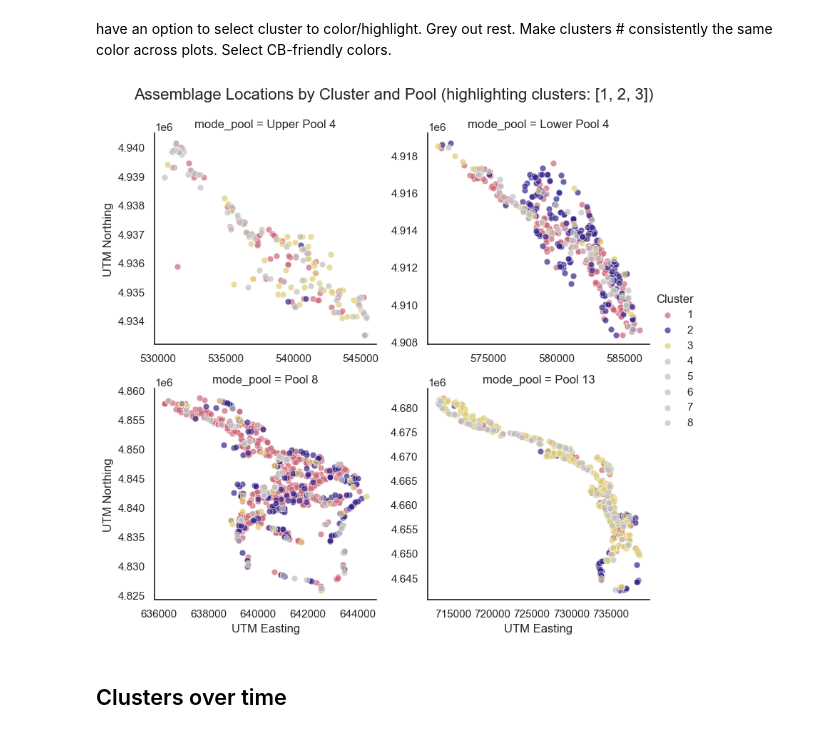
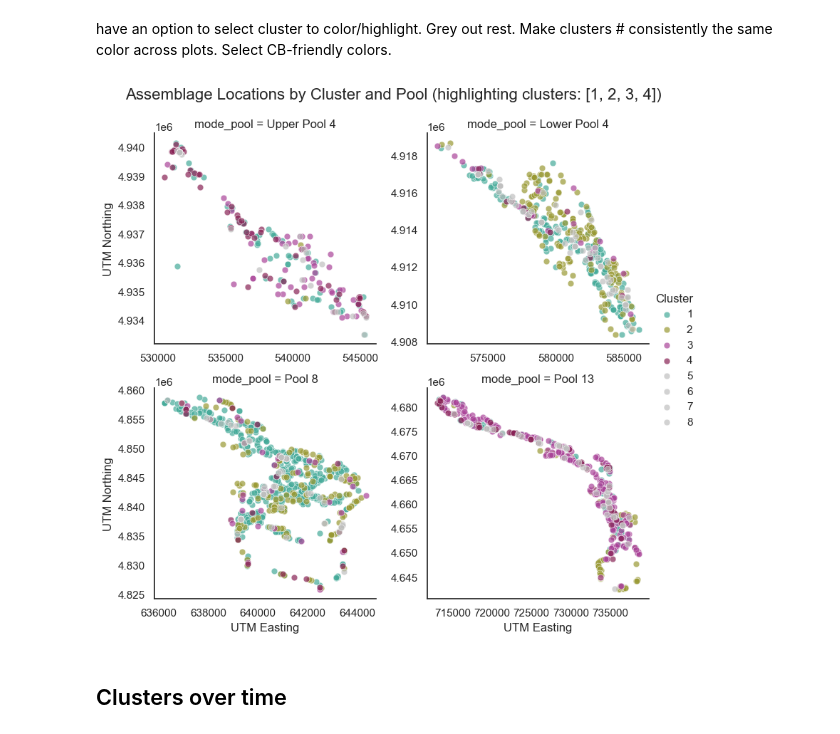
Before and after one commit to jppeirce/ltrm_fish, a Jupyter notebook: 3cluster_visualization.ipynb, the cells around one changed output. Drawn from its saved outputs; the diff is of its cells as text; code cells hidden in the pictures.

```diff
--- a/3cluster_visualization.ipynb
+++ b/3cluster_visualization.ipynb
@@ -290,45 +292,23 @@ LMBS             4        1         92.5
 # %% [markdown]
 have an option to select cluster to color/highlight. Grey out rest.  Make clusters # consistently the same color across plots. Select CB-friendly colors.
 # %%
+import tol_colors as tc
+
+CB_PALETTE = tc.bright
+# Fallback colors for clusters > 8
+EXTRA_COLORS = ['#882255', '#44AA99', '#999933', '#AA4499']
+GREY_COLOR = (0.75, 0.75, 0.75)  # light gray for non-highlighted clusters
+
 # =============================================================================
 # CONFIGURATION: Select clusters to highlight
 # =============================================================================
-highlight_clusters = [1, 2, 3]  # <-- CHANGE THIS to select clusters (set to None or [] to show all)
+highlight_clusters = [1, 2, 3, 4]  # <-- CHANGE THIS to select clusters (set to None or [] to show all)
 
 # Minimum cluster size filter
 min_cluster_size = 30
 
 # Define pool order for facets (2 columns: row1 = Pool 4s, row2 = Pool 8 & 13)
 pool_order = ["Upper Pool 4", "Lower Pool 4", "Pool 8", "Pool 13"]
-
-# =============================================================================
-# Colorblind-friendly palette (IBM Design / Wong palette)
-# Each cluster gets a CONSISTENT color across all plots
-# =============================================================================
-# CB_PALETTE = {
-#     1: '#0072B2',  # blue
-#     2: '#E69F00',  # orange
-#     3: '#009E73',  # green
-#     4: '#CC79A7',  # pink
-#     5: '#F0E442',  # yellow
-#     6: '#56B4E9',  # sky blue
-#     7: '#D55E00',  # vermillion
-#     8: '#000000',  # black
-# }
-CB_PALETTE = {
-    1: '#CC6677',  # rose
-    2: '#332288',  # indigo
-    3: '#DDCC77',  # sand
-    4: '#117733',  # green
-    5: '#88CCEE',  # cyan
-    6: '#882255',  # wine
-    7: '#44AA99',  # teal
-    8: '#999933',  # olive
-    9: '#AA4499',  # purple
-}
-# Fallback colors for clusters > 8
-EXTRA_COLORS = ['#882255', '#44AA99', '#999933', '#AA4499']
-GREY_COLOR = (0.75, 0.75, 0.75)  # light gray for non-highlighted clusters
 
 # =============================================================================
 # Data preparation
@@ -371,46 +351,34 @@ for c in unique_clusters:
         else:
             color_map[c] = GREY_COLOR
     else:
         # No highlighting: all clusters get their assigned color
         color_map[c] = get_cluster_color(c)
 
-# =============================================================================
-# Reorder data so highlighted clusters are plotted on top (last)
-# =============================================================================
-if highlight_clusters:
-    df_plot['_plot_order'] = df_plot['cluster'].apply(
-        lambda x: 1 if x in highlight_clusters else 0
-    )
-    df_plot = df_plot.sort_values('_plot_order').drop(columns=['_plot_order'])
-
-# =============================================================================
-# Create FacetGrid plot (col_wrap=2 for 2 columns per row)
-# =============================================================================
 g = sns.FacetGrid(
     df_plot,
     col="mode_pool",
     hue="cluster",
     palette=color_map,
     col_wrap=2,  # 2 columns: Upper/Lower Pool 4 on row 1, Pool 8/13 on row 2
     height=4,
     sharex=False,
     sharey=False
 )
 g.map_dataframe(sns.scatterplot, x="utm_e", y="utm_n", alpha=0.7, s=40)
 g.add_legend(title="Cluster")
 g.set_axis_labels("UTM Easting", "UTM Northing")
 g.figure.subplots_adjust(top=0.90)
 
 # Update title based on selection
 if highlight_clusters:
     title_suffix = f" (highlighting clusters: {highlight_clusters})"
 else:
     title_suffix = ""
 g.figure.suptitle(f"Assemblage Locations by Cluster and Pool{title_suffix}", fontsize=16)
 
 plt.show()
 # %% [output]
-[figure, old version]
+[figure, new version]
 # %% [markdown]
 ## Clusters over time
 # %%
```
Also changed, not shown: parts of 2 cells of this notebook, 3 other files.
